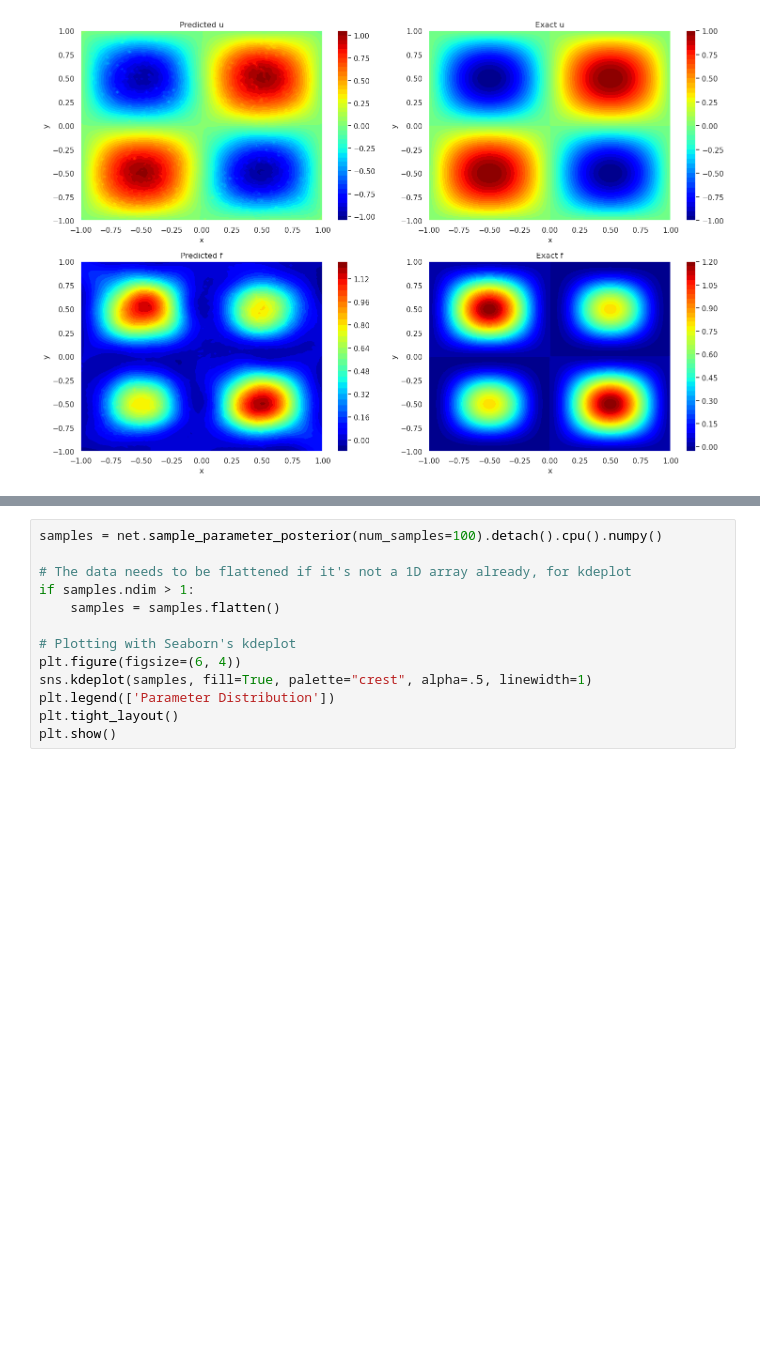
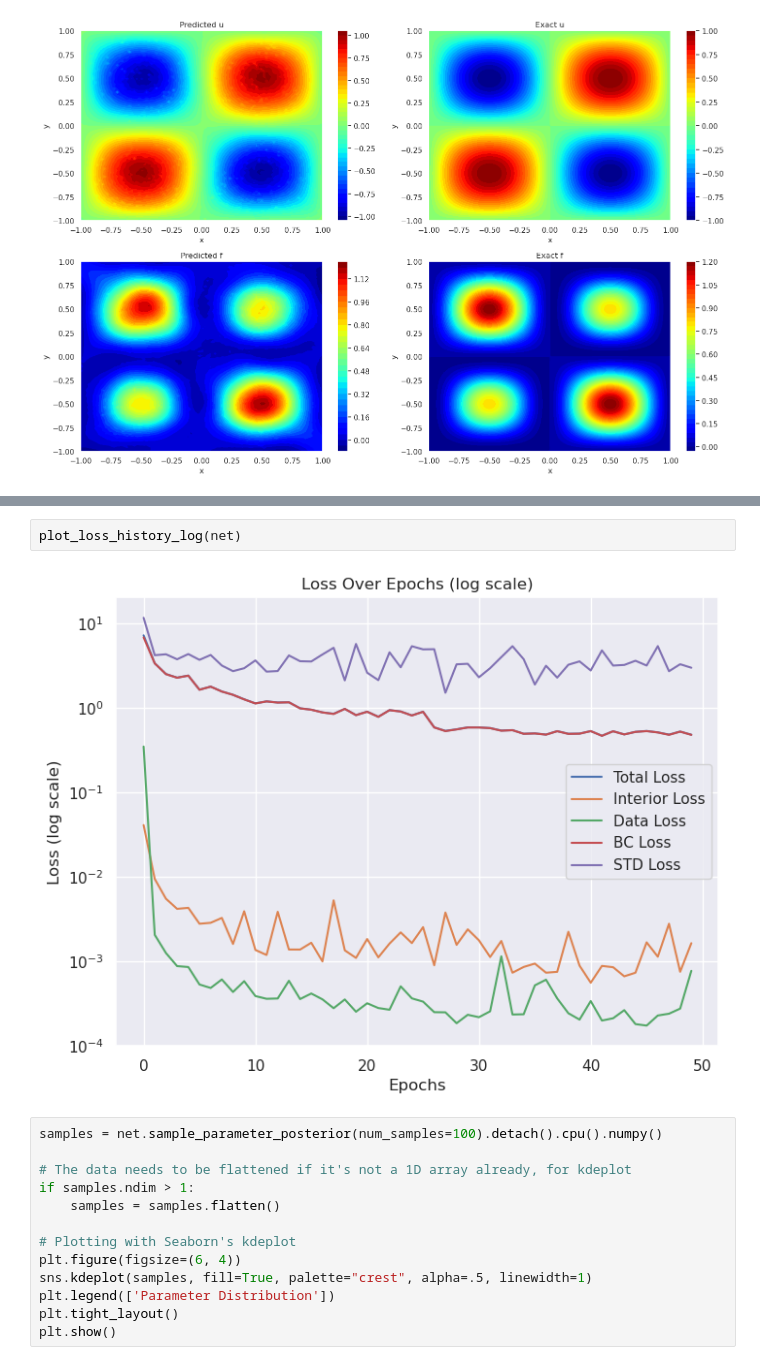
Before and after one commit to csml-beach/deep-bayesian-operator-nets, a Jupyter notebook: notebooks/2D-non-linear-diffusion-reaction/2d-non-linear.ipynb, the cells around one changed output, grey strips where cells are left out. Cells and saved outputs as stored; diff of their text form; blank space fills up the shorter version.

```diff
--- a/notebooks/2D-non-linear-diffusion-reaction/2d-non-linear.ipynb
+++ b/notebooks/2D-non-linear-diffusion-reaction/2d-non-linear.ipynb
@@ -427,3 +552,7 @@ make_plot(net, device=net.device)
+# %%
+plot_loss_history_log(net)
+# %% [output]
+[figure, added]
 # %%
 samples = net.sample_parameter_posterior(num_samples=100).detach().cpu().numpy()
 
```
Also changed, not shown: parts of 10 cells of this notebook.
